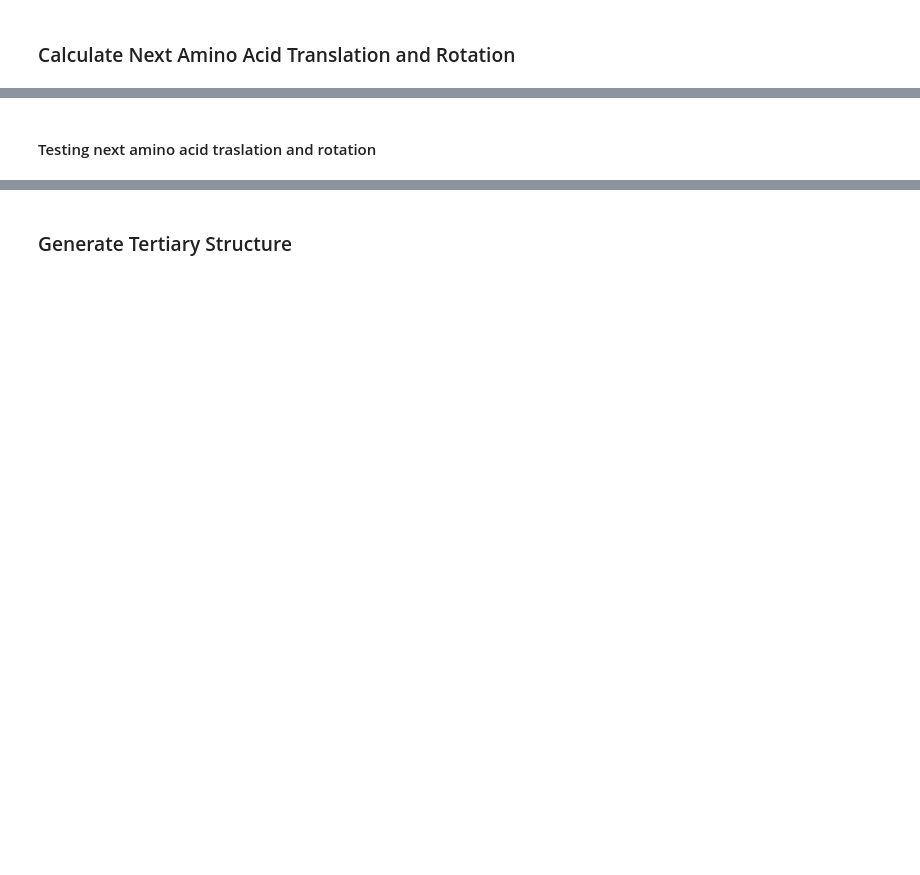
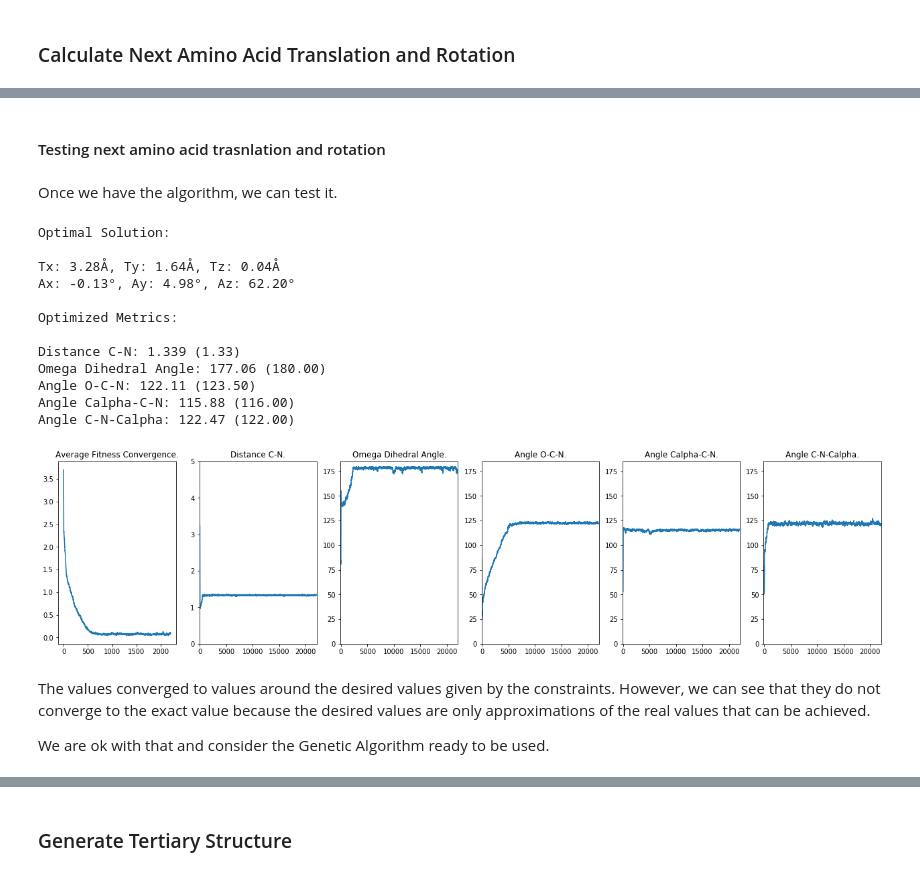
Before and after one commit to cristianl1251/structural-bioinformatics, a Jupyter notebook: assignment_2/Polypeptide Chain.ipynb, the cells around one changed output, grey strips where cells are left out. Cells and saved outputs as stored; diff of their text form; code cells hidden in the pictures; blank space fills up the shorter version.

```diff
--- a/assignment_2/Polypeptide Chain.ipynb
+++ b/assignment_2/Polypeptide Chain.ipynb
@@ -108,7 +128,7 @@ def calculate_angle(p1, p2, p3):
     angle = np.arccos(cosine_angle)
     return np.degrees(angle)
 # %%
-# dihedral angle between Calphai-Ci-Ni+1 and Ci-Ni+1-Calphai+1 should be 180°
+# dihedral angle between Ca(i)-C(i)-N(i+1) and C(i)-N(i+1)-Ca(i+1) should be 180°
 def calculate_dihedral_angle(p1, p2, p3, p4):
     p1, p2, p3, p4 = np.array(p1), np.array(p2), np.array(p3), np.array(p4)
 
@@ -124,9 +144,9 @@ def calculate_dihedral_angle(p1, p2, p3, p4):
     w = b3 - np.dot(b3, b2) * b2
 
     # angle between v and w is the torsion angle
-    cosine_angle = np.dot(v, w) / (np.linalg.norm(v) * np.linalg.norm(w))
-    dihedral_angle = np.arccos(cosine_angle)
-    return np.degrees(np.abs(dihedral_angle))
+    x = np.dot(v, w)
+    y = np.dot(np.cross(b2, v), w)
+    return np.degrees(np.arctan2(y, x))
 # %% [markdown]
 ### Calculate Next Amino Acid Translation and Rotation
 # %% [markdown]
@@ -153,7 +175,7 @@ class GeneticAlgorithm:
             self.desired_angle_cnc = 122.0
         elif self.peptide_group == 'cis':
             self.desired_distance = 1.32
-            self.desired_dihedral_angle = 0.0
+            self.desired_dihedral_angle = 180.0
             self.desired_angle_ocn = 123.0
             self.desired_angle_ccn = 118.0
             self.desired_angle_cnc = 126.0
@@ -190,7 +212,7 @@ class GeneticAlgorithm:
     # Fitness
     def individual_fitness(self, o_previous, c_previous, n_next, c_alpha_previous, c_alpha_next):
         distance = calculate_distance(c_previous, n_next)
-        dihedral_angle = calculate_dihedral_angle(c_alpha_previous, c_previous, n_next, c_alpha_next)
+        dihedral_angle = np.abs(calculate_dihedral_angle(c_alpha_previous, c_previous, n_next, c_alpha_next))
         angle_ocn = calculate_angle(o_previous, c_previous, n_next)
         angle_ccn = calculate_angle(c_alpha_previous, c_previous, n_next)
         angle_cnc = calculate_angle(c_previous, n_next, c_alpha_next)
@@ -319,14 +341,34 @@ class GeneticAlgorithm:
 
         return self.population[np.argmin(self.fitness)][:3], self.population[np.argmin(self.fitness)][3:]
 # %% [markdown]
-#### Testing next amino acid traslation and rotation
+#### Testing next amino acid trasnlation and rotation
+# %% [markdown]
+Once we have the algorithm, we can test it.
 # %%
 previous_aminoacid = aminoacids[aminoacids.residue_name == 'THR']
 next_aminoacid = aminoacids[aminoacids.residue_name == 'THR']
 # %%
 g = GeneticAlgorithm(6, 10, previous_aminoacid, next_aminoacid)
 # %%
-translation, rotation = g.optimize(100)
+translation, rotation = g.optimize(1200)
+# %% [output]
+Optimal Solution:
+
+Tx: 3.28Å, Ty: 1.64Å, Tz: 0.04Å
+Ax: -0.13°, Ay: 4.98°, Az: 62.20°
+
+Optimized Metrics:
+
+Distance C-N: 1.339 (1.33)
+Omega Dihedral Angle: 177.06 (180.00)
+Angle O-C-N: 122.11 (123.50)
+Angle Calpha-C-N: 115.88 (116.00)
+Angle C-N-Calpha: 122.47 (122.00)
+[figure, added]
+# %% [markdown]
+The values converged to values around the desired values given by the constraints. However, we can see that they do not converge to the exact value because the desired values are only approximations of the real values that can be achieved.
+
+We are ok with that and consider the Genetic Algorithm ready to be used.
 # %%
 a = next_aminoacid.copy()
 aminoacid = translate(a, translation)
```
Also changed, not shown: parts of 30 cells of this notebook.
